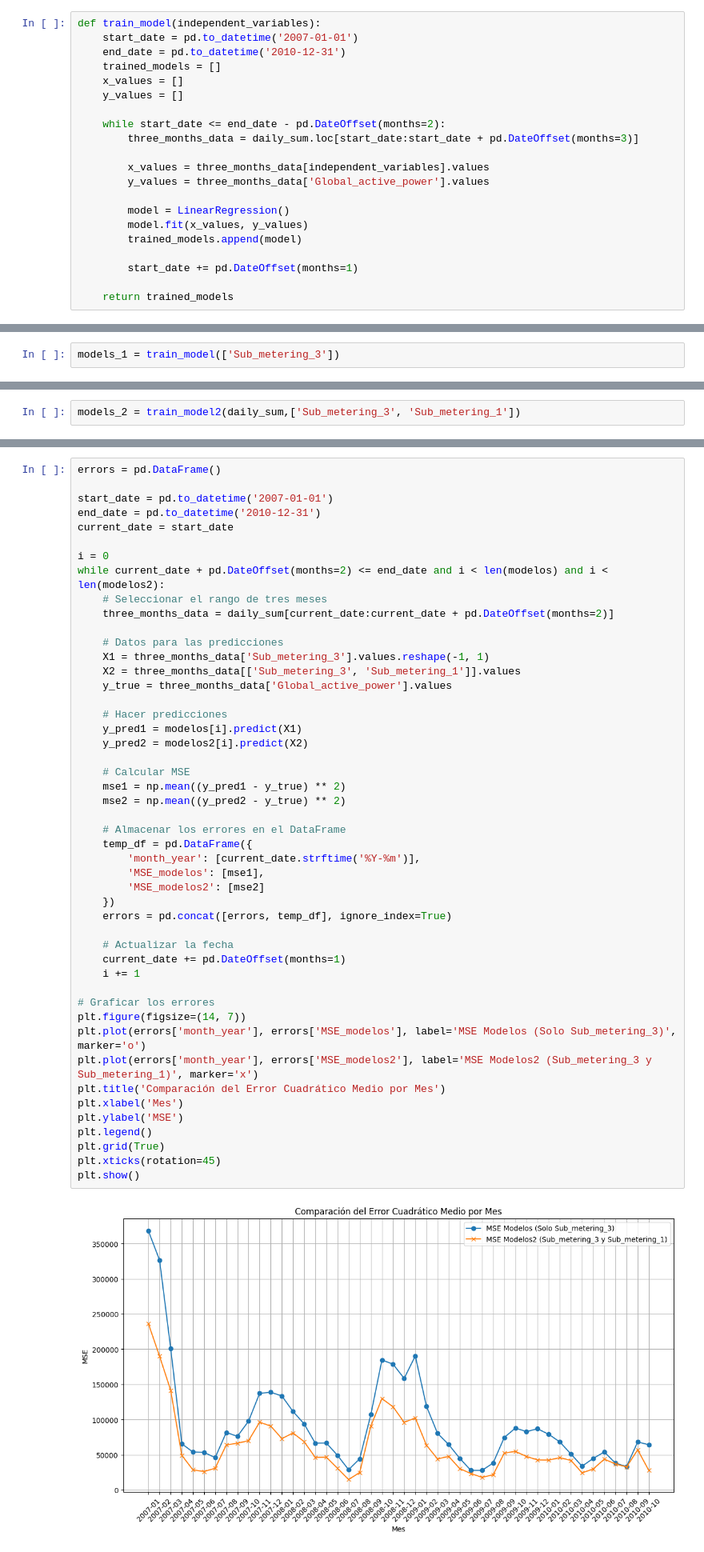
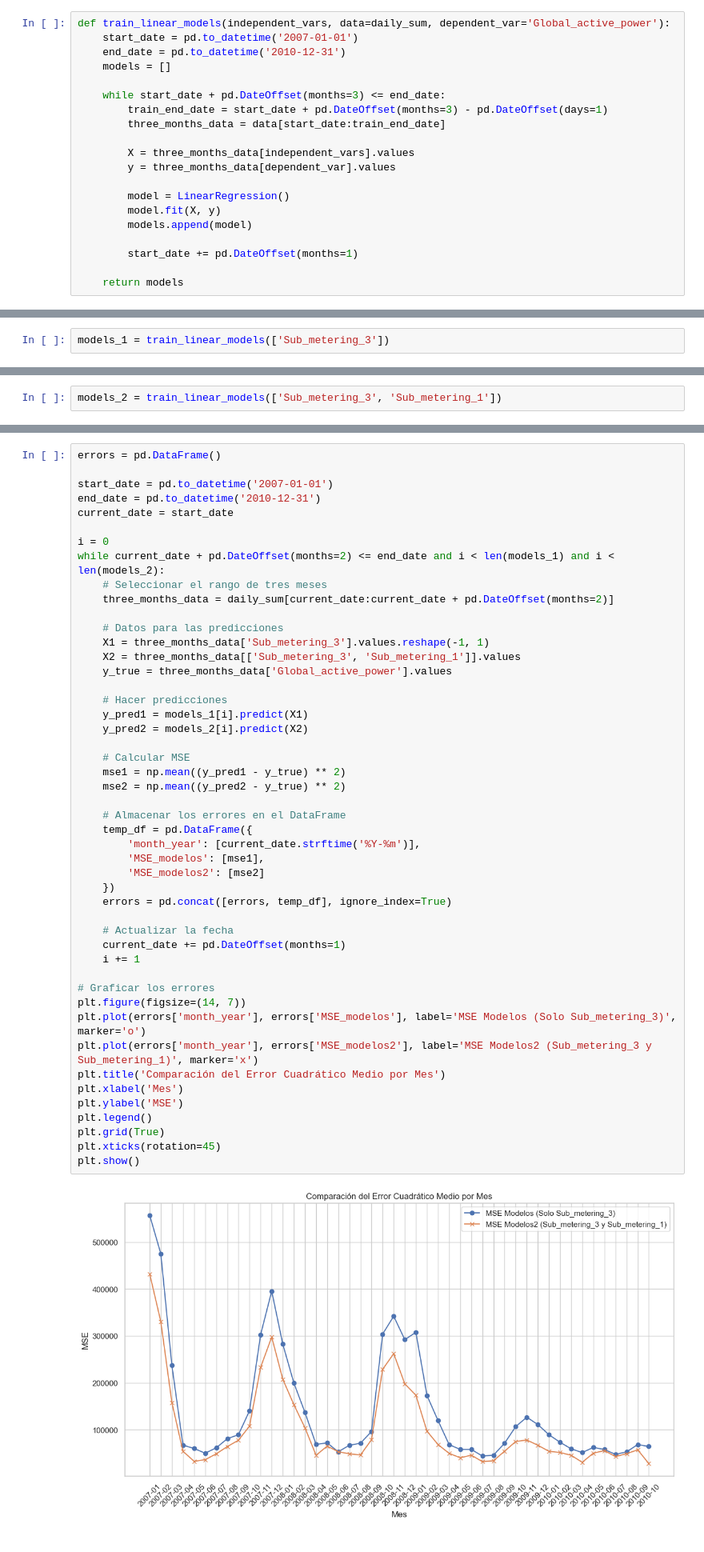
Before and after one commit to matgoni/Household_Power_Consumption, a Jupyter notebook: IHPC.ipynb, the cells around one changed output, grey strips where cells are left out. Shown: that part at 80% size. Cells and saved outputs as stored; diff of their text form.

```diff
--- a/IHPC.ipynb
+++ b/IHPC.ipynb
@@ -304,23 +294,22 @@ The variable that exhibits the highest correlation with 'Global_active_power' is
 
 This section details the development of linear regression models trained on a quarterly data subset, specifically from January to March 2007. The focus is to capture seasonal patterns within the first quarter of the year that may influence the model's predictive accuracy.
 # %%
-def train_model(independent_variables):
+def train_linear_models(independent_vars, data=daily_sum, dependent_var='Global_active_power'):
     start_date = pd.to_datetime('2007-01-01')
     end_date = pd.to_datetime('2010-12-31')
-    trained_models = []
-    x_values = []
-    y_values = []
+    models = []
 
-    while start_date <= end_date - pd.DateOffset(months=2):
-        three_months_data = daily_sum.loc[start_date:start_date + pd.DateOffset(months=3)]
+    while start_date + pd.DateOffset(months=3) <= end_date:
+        train_end_date = start_date + pd.DateOffset(months=3) - pd.DateOffset(days=1)
+        three_months_data = data[start_date:train_end_date]
 
-        x_values = three_months_data[independent_variables].values
-        y_values = three_months_data['Global_active_power'].values
+        X = three_months_data[independent_vars].values
+        y = three_months_data[dependent_var].values
 
         model = LinearRegression()
-        model.fit(x_values, y_values)
-        trained_models.append(model)
+        model.fit(X, y)
+        models.append(model)
 
         start_date += pd.DateOffset(months=1)
 
-    return trained_models
+    return models
@@ -349,13 +318,13 @@ def train_model2(daily_sum, independent_variables):
 
 'Sub_metering_3' is used as the independent variable to predict the dependent variable 'Global_active_power'
 # %%
-models_1 = train_model(['Sub_metering_3'])
+models_1 = train_linear_models(['Sub_metering_3'])
 # %% [markdown]
 ### 4.2 Multivariable Linear Regression
 # %% [markdown]
 'Sub_metering_3' and 'Sub_metering_1' are used as the independent variables
 # %%
-models_2 = train_model2(daily_sum,['Sub_metering_3', 'Sub_metering_1'])
+models_2 = train_linear_models(['Sub_metering_3', 'Sub_metering_1'])
 # %% [markdown]
 'Sub_metering_3', 'Sub_metering_1', and 'Sub_metering_2' are used as the independent variables
 # %%
@@ -577,7 +441,7 @@ end_date = pd.to_datetime('2010-12-31')
 current_date = start_date
 
 i = 0
-while current_date + pd.DateOffset(months=2) <= end_date and i < len(modelos) and i < len(modelos2):
+while current_date + pd.DateOffset(months=2) <= end_date and i < len(models_1) and i < len(models_2):
     # Seleccionar el rango de tres meses
     three_months_data = daily_sum[current_date:current_date + pd.DateOffset(months=2)]
 
@@ -587,35 +451,35 @@ while current_date + pd.DateOffset(months=2) <= end_date and i < len(modelos) an
     y_true = three_months_data['Global_active_power'].values
 
     # Hacer predicciones
-    y_pred1 = modelos[i].predict(X1)
-    y_pred2 = modelos2[i].predict(X2)
+    y_pred1 = models_1[i].predict(X1)
+    y_pred2 = models_2[i].predict(X2)
 
     # Calcular MSE
     mse1 = np.mean((y_pred1 - y_true) ** 2)
     mse2 = np.mean((y_pred2 - y_true) ** 2)
 
     # Almacenar los errores en el DataFrame
     temp_df = pd.DataFrame({
         'month_year': [current_date.strftime('%Y-%m')],
         'MSE_modelos': [mse1],
         'MSE_modelos2': [mse2]
     })
     errors = pd.concat([errors, temp_df], ignore_index=True)
 
     # Actualizar la fecha
     current_date += pd.DateOffset(months=1)
     i += 1
 
 # Graficar los errores
 plt.figure(figsize=(14, 7))
 plt.plot(errors['month_year'], errors['MSE_modelos'], label='MSE Modelos (Solo Sub_metering_3)', marker='o')
 plt.plot(errors['month_year'], errors['MSE_modelos2'], label='MSE Modelos2 (Sub_metering_3 y Sub_metering_1)', marker='x')
 plt.title('Comparación del Error Cuadrático Medio por Mes')
 plt.xlabel('Mes')
 plt.ylabel('MSE')
 plt.legend()
 plt.grid(True)
 plt.xticks(rotation=45)
 plt.show()
 # %% [output]
-[figure, old version]
+[figure, new version]
```
Also changed, not shown: parts of 11 cells of this notebook.
